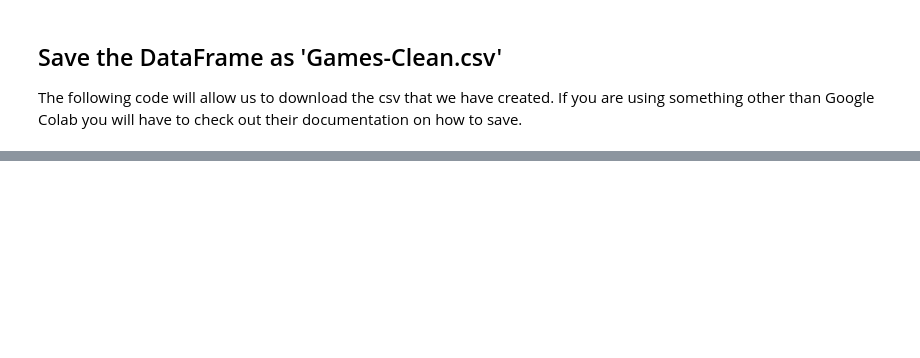
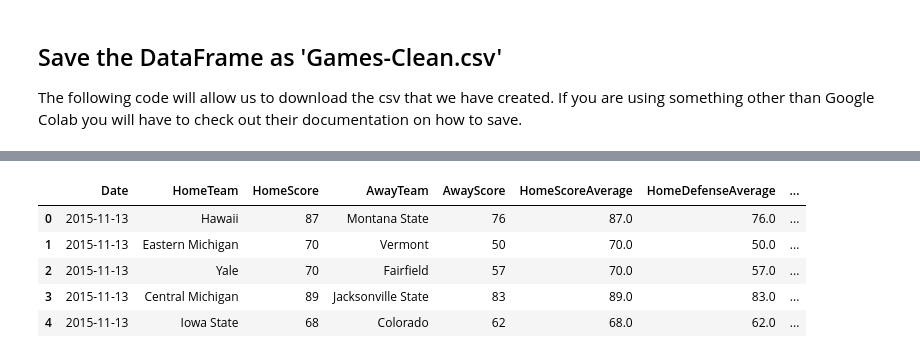
Before and after one commit to Zburns31/Personal_Code, a Jupyter notebook: Predicting_Basketball_Scores_with_DL.ipynb, the cells around one changed output, grey strips where cells are left out. Drawn from its saved outputs; the diff is of its cells as text; code cells hidden in the pictures; blank space fills up the shorter version.

```diff
--- a/Predicting_Basketball_Scores_with_DL.ipynb
+++ b/Predicting_Basketball_Scores_with_DL.ipynb
@@ -342,0 +396,4 @@ files.download(file_name)
+# %%
+games_df['period'] = games_df['Date'].dt.to_period('M').astype(str)
+count_df = games_df.groupby('period').size().to_frame('Number of Games').reset_index()
+count_df.head(25)
@@ -342,0 +418,9 @@ files.download(file_name)
+# %%
+games_df.head()
+# %% [output]
+|  | Date | HomeTeam | HomeScore | AwayTeam | AwayScore | HomeScoreAverage | HomeDefenseAverage | ... |
+| 0 | 2015-11-13 | Hawaii | 87 | Montana State | 76 | 87.0 | 76.0 | ... |
+| 1 | 2015-11-13 | Eastern Michigan | 70 | Vermont | 50 | 70.0 | 50.0 | ... |
+| 2 | 2015-11-13 | Yale | 70 | Fairfield | 57 | 70.0 | 57.0 | ... |
+| 3 | 2015-11-13 | Central Michigan | 89 | Jacksonville State | 83 | 89.0 | 83.0 | ... |
+| 4 | 2015-11-13 | Iowa State | 68 | Colorado | 62 | 68.0 | 62.0 | ... |
```
Also changed, not shown: parts of 12 cells of this notebook.
